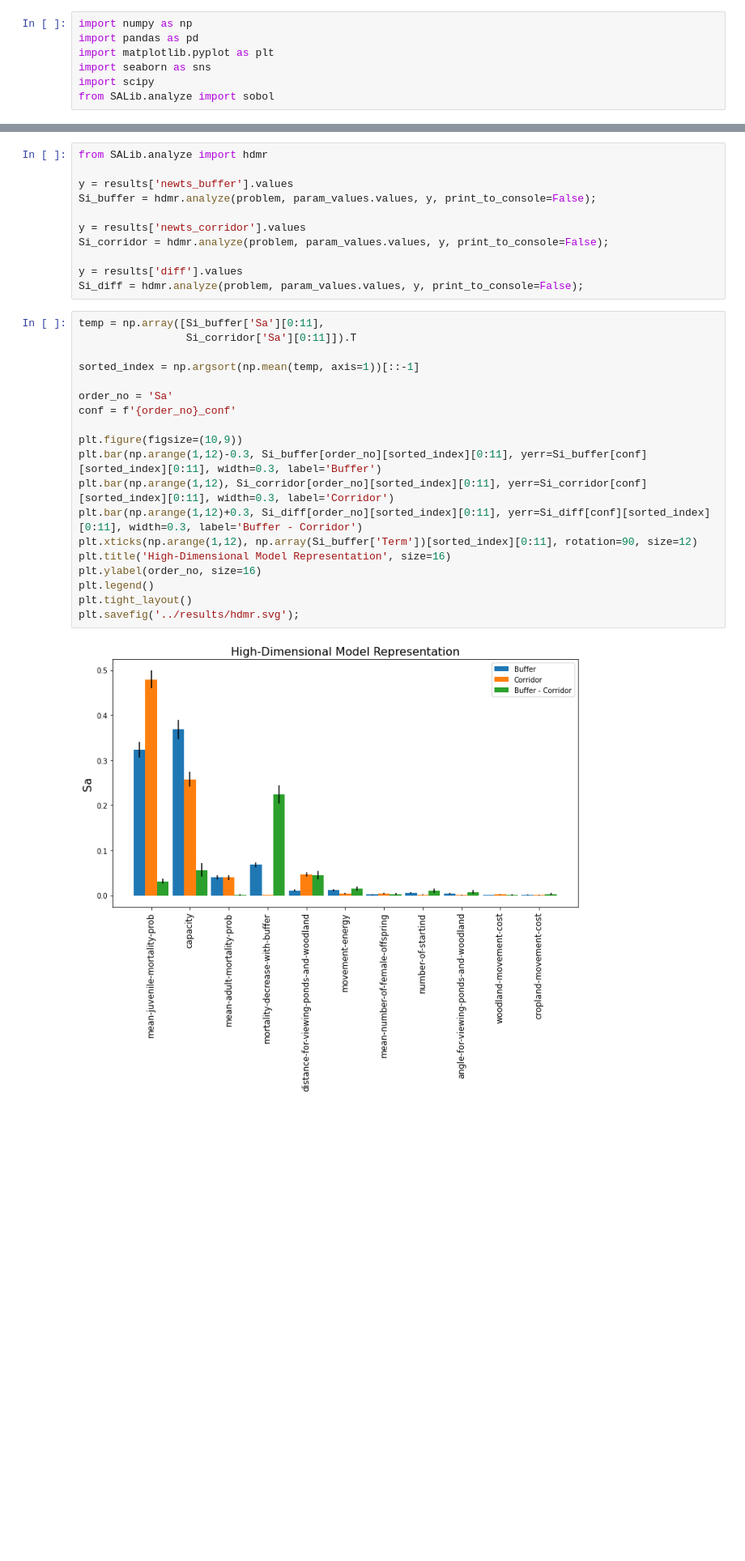
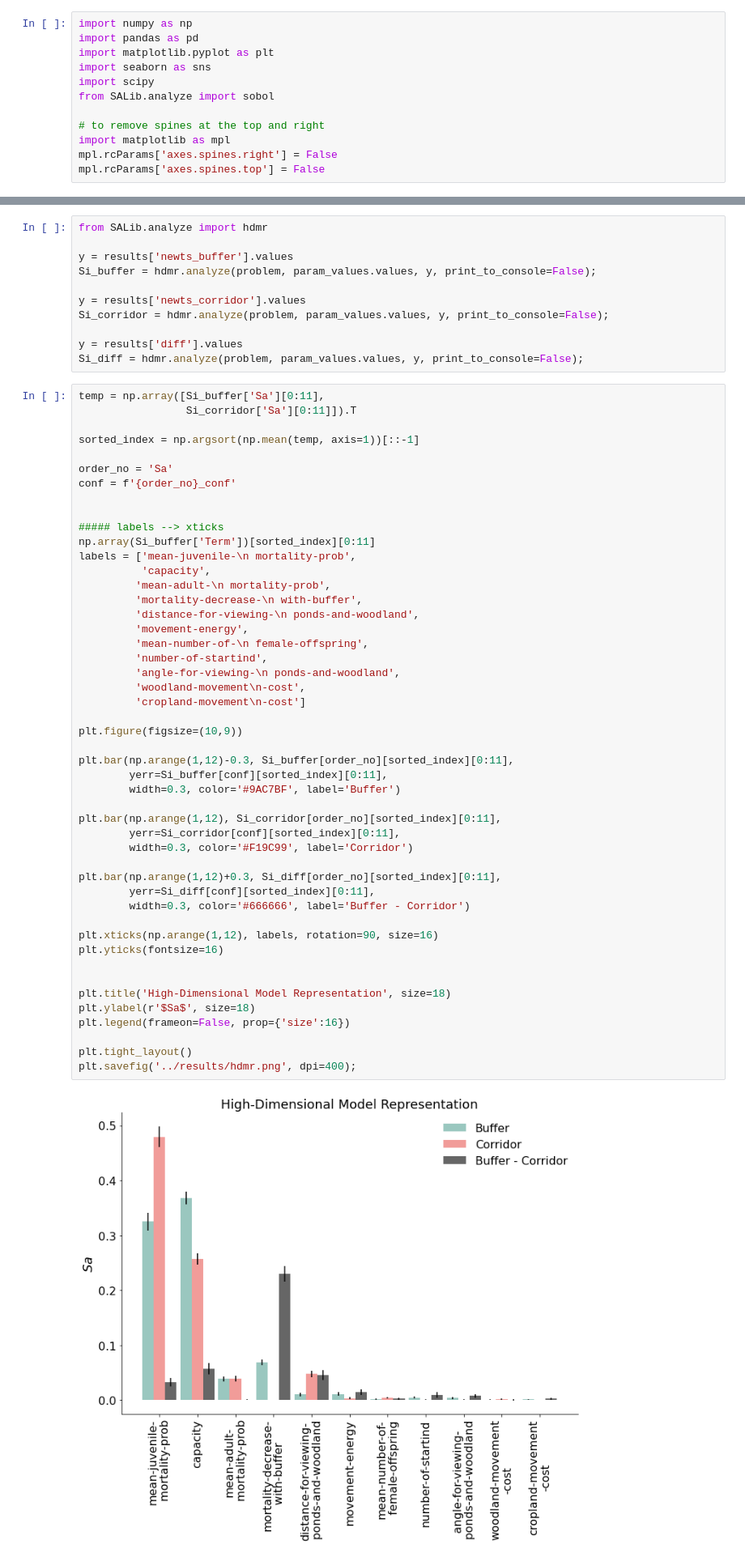
Before and after one commit to FelixNoessler/Buffers-or-corridors-for-great-crested-newts, a Jupyter notebook: model analysis/sensitivity_analysis/4800runs_11parameter/scripts/sensitivity.ipynb, the cells around one changed output, grey strips where cells are left out. Shown at 81% size. Saved outputs shown, nothing was run; the diff lists cells and outputs as text; blank space fills up the shorter version.

```diff
--- a/model analysis/sensitivity_analysis/4800runs_11parameter/scripts/sensitivity.ipynb
+++ b/model analysis/sensitivity_analysis/4800runs_11parameter/scripts/sensitivity.ipynb
@@ -5,6 +5,11 @@ import matplotlib.pyplot as plt
 import seaborn as sns
 import scipy
 from SALib.analyze import sobol
+
+# to remove spines at the top and right
+import matplotlib as mpl
+mpl.rcParams['axes.spines.right'] = False
+mpl.rcParams['axes.spines.top'] = False
 # %%
 results = pd.read_csv('../data/concat_data.csv', index_col=0)
 results['diff'] = results['newts_buffer'] - results['newts_corridor']
@@ -81,21 +114,50 @@ Si_diff = hdmr.analyze(problem, param_values.values, y, print_to_console=False);
 # %%
 temp = np.array([Si_buffer['Sa'][0:11],
                  Si_corridor['Sa'][0:11]]).T
 
 sorted_index = np.argsort(np.mean(temp, axis=1))[::-1]
 
 order_no = 'Sa'
 conf = f'{order_no}_conf'
 
+
+##### labels --> xticks
+np.array(Si_buffer['Term'])[sorted_index][0:11]
+labels = ['mean-juvenile-\n mortality-prob',
+          'capacity',
+         'mean-adult-\n mortality-prob',
+         'mortality-decrease-\n with-buffer',
+         'distance-for-viewing-\n ponds-and-woodland',
+         'movement-energy',
+         'mean-number-of-\n female-offspring',
+         'number-of-startind',
+         'angle-for-viewing-\n ponds-and-woodland',
+         'woodland-movement\n-cost',
+         'cropland-movement\n-cost']
+
 plt.figure(figsize=(10,9))
-plt.bar(np.arange(1,12)-0.3, Si_buffer[order_no][sorted_index][0:11], yerr=Si_buffer[conf][sorted_index][0:11], width=0.3, label='Buffer')
-plt.bar(np.arange(1,12), Si_corridor[order_no][sorted_index][0:11], yerr=Si_corridor[conf][sorted_index][0:11], width=0.3, label='Corridor')
-plt.bar(np.arange(1,12)+0.3, Si_diff[order_no][sorted_index][0:11], yerr=Si_diff[conf][sorted_index][0:11], width=0.3, label='Buffer - Corridor')
-plt.xticks(np.arange(1,12), np.array(Si_buffer['Term'])[sorted_index][0:11], rotation=90, size=12)
-plt.title('High-Dimensional Model Representation', size=16)
-plt.ylabel(order_no, size=16)
-plt.legend()
+
+plt.bar(np.arange(1,12)-0.3, Si_buffer[order_no][sorted_index][0:11],
+        yerr=Si_buffer[conf][sorted_index][0:11],
+        width=0.3, color='#9AC7BF', label='Buffer')
+
+plt.bar(np.arange(1,12), Si_corridor[order_no][sorted_index][0:11],
+        yerr=Si_corridor[conf][sorted_index][0:11],
+        width=0.3, color='#F19C99', label='Corridor')
+
+plt.bar(np.arange(1,12)+0.3, Si_diff[order_no][sorted_index][0:11],
+        yerr=Si_diff[conf][sorted_index][0:11],
+        width=0.3, color='#666666', label='Buffer - Corridor')
+
+plt.xticks(np.arange(1,12), labels, rotation=90, size=16)
+plt.yticks(fontsize=16)
+
+
+plt.title('High-Dimensional Model Representation', size=18)
+plt.ylabel(r'$Sa$', size=18)
+plt.legend(frameon=False, prop={'size':16})
+
 plt.tight_layout()
-plt.savefig('../results/hdmr.svg');
+plt.savefig('../results/hdmr.png', dpi=400);
 # %% [output]
-[figure, old version]
+[figure, new version]
```
Also changed, not shown: parts of 7 cells of this notebook, 19 other files.
